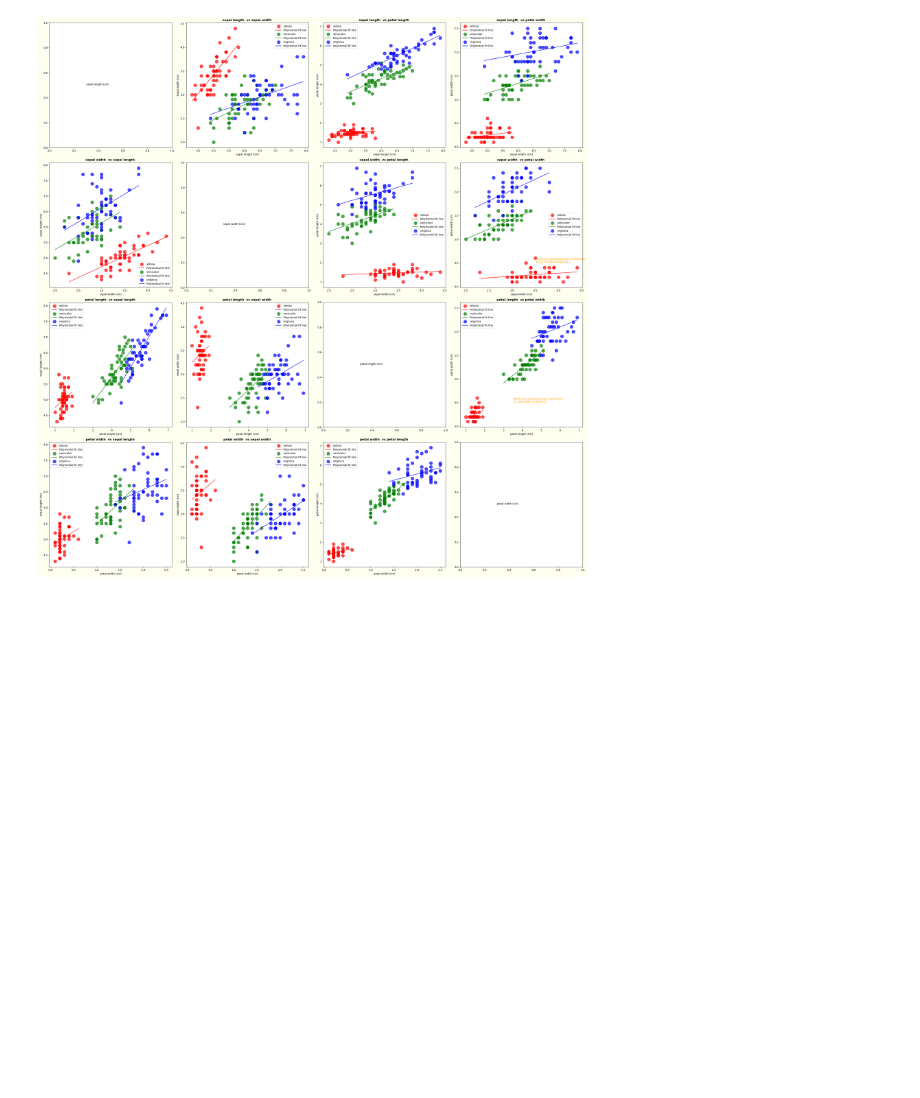
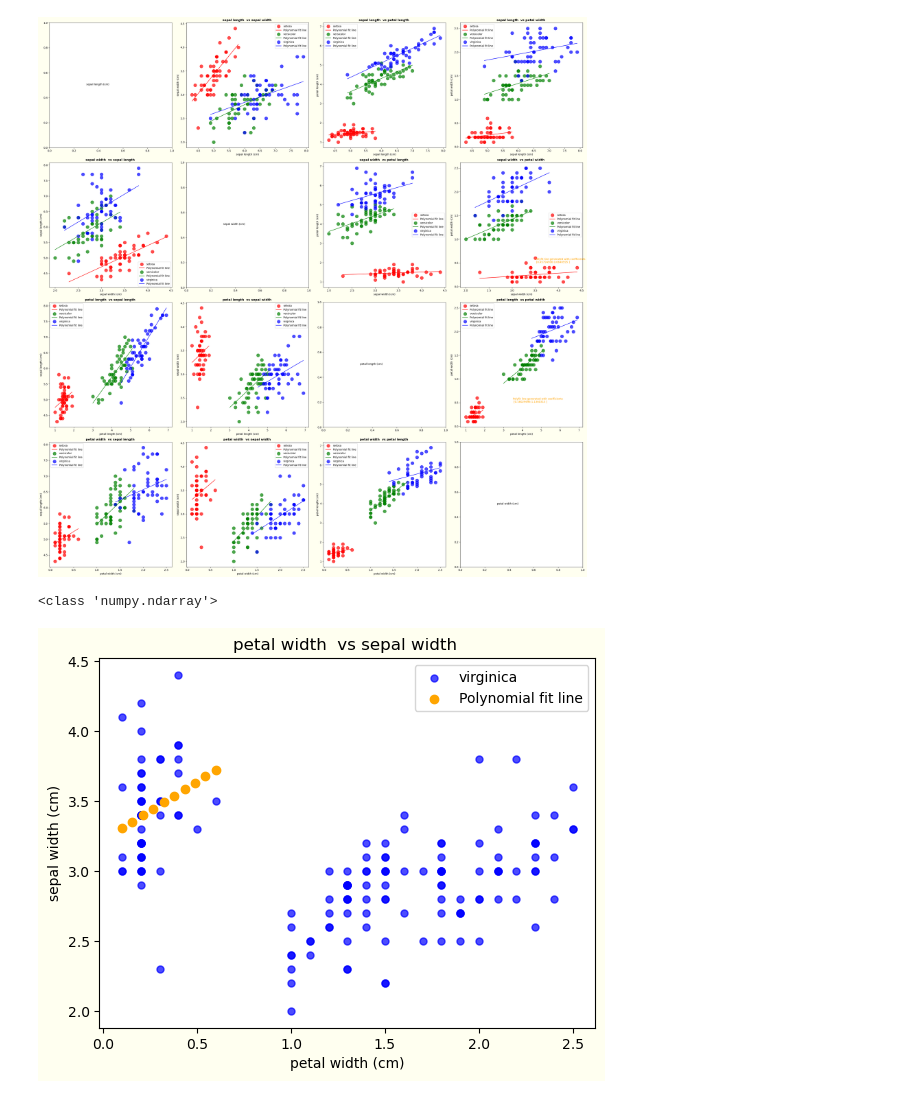
Before and after one commit to ngn73/8634_principles_of_data_analytics, a Jupyter notebook: task_6.ipynb, the cells around one changed output. Cells and saved outputs as stored; diff of their text form; code cells hidden in the pictures; blank space fills up the shorter version.

```diff
--- a/task_6.ipynb
+++ b/task_6.ipynb
@@ -191,3 +191,59 @@ plt.tight_layout()
 plt.show()
 # %% [output]
 [figure]
+# %%
+#import required modules
+import numpy as np
+from sklearn import datasets as ds
+import matplotlib.pyplot as plt
+
+#load the Iris Dataset
+ds_iris = ds.load_iris()
+
+fig, ax = plt.subplots()  # 'fig' is the figure, 'ax' is the axes
+
+# Define the colors for the species
+colors = ['red', 'green', 'blue']  # Color for Setosa, Versicolor, and Virginica
+
+#features to plot
+feature_1 = 3
+feature_2 = 1
+
+data_iris = ds_iris.data
+target_iris = ds_iris.target
+x_data = data_iris[target_iris == 0,feature_1]
+y_data = data_iris[target_iris == 0,feature_2]
+coefficients = np.polyfit(x_data, y_data, 1)
+polynomial = np.poly1d(coefficients)
+
+# Generate x values for plotting the polynomial fit line (only 2 data points needed for a linear polyfit)
+x_fit = np.linspace(min(data_iris[target_iris == 0,feature_1]), max(data_iris[target_iris == 0,feature_1]), 10)
+y_fit = polynomial(x_fit)
+
+print(f"{type(x_data)}")
+
+
+#plot scatter plot
+# Plot each species with different colors
+ax.scatter(x_iris[:, feature_1],  # Petal length (x-axis)
+            x_iris[:, feature_2],  # Petal width (y-axis)
+            color=colors[i],  # Color for the species
+            label=ds_iris.target_names[i],  # Label for the species
+            alpha=0.7,  # Set transparency
+            marker = '.',  # dot
+            s=100)  # Size of the points
+
+# Plot the polynomial fit line
+ax.scatter(x_fit, y_fit, color='orange', label='Polynomial fit line')
+
+#Axis labels, title, annotation, and background color
+ax.set_xlabel(ds_iris.feature_names[feature_1])
+ax.set_ylabel(ds_iris.feature_names[feature_2])
+ax.set_title(f'{ds_iris.feature_names[feature_1].replace('(cm)', '')} vs {ds_iris.feature_names[feature_2].replace('(cm)', '')}')
+ax.annotate(f'Polyfit line generated with coefficients\n {coefficients}', xy=(3.5, 0.5), color='orange')
+ax.legend()
+fig.set_facecolor('ivory')
+plt.show()
+# %% [output]
+<class 'numpy.ndarray'>
+[figure, added]
```
Also changed, not shown: 1 other file.
